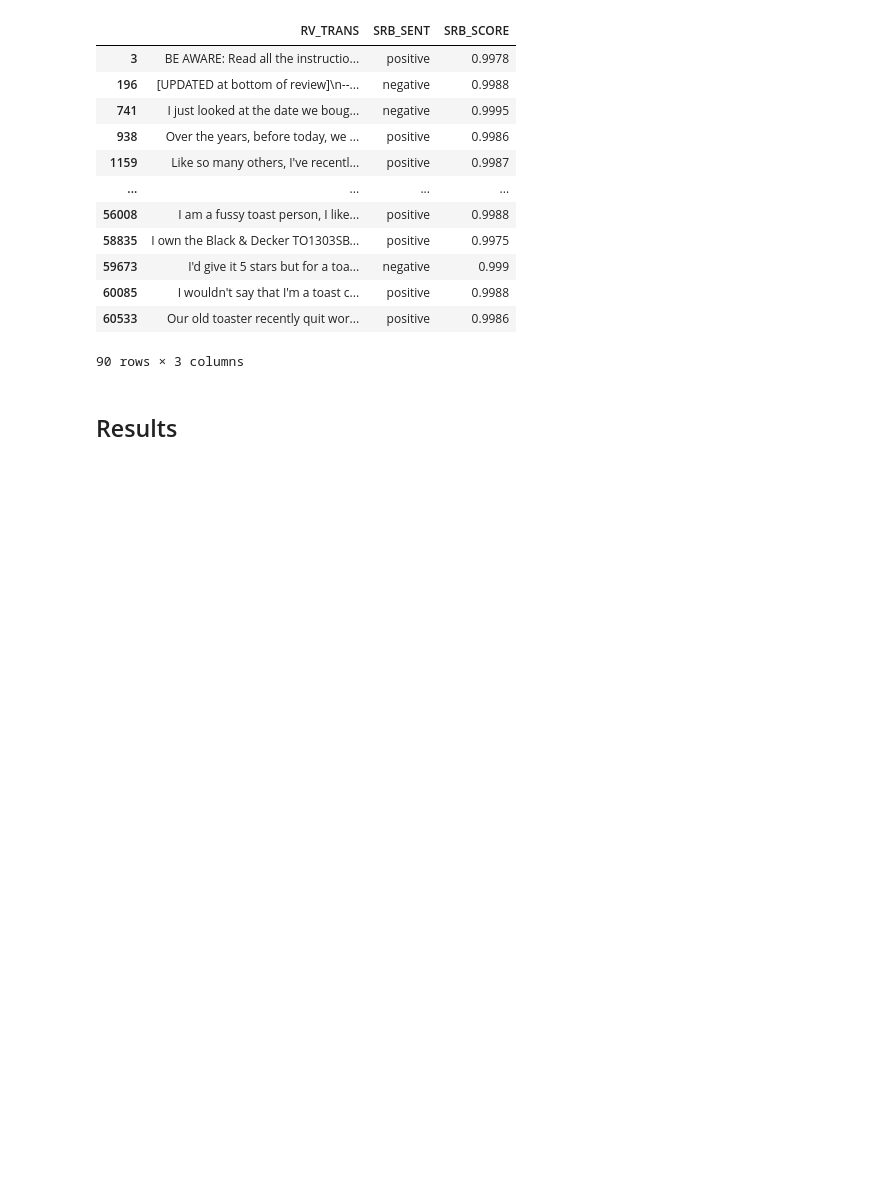
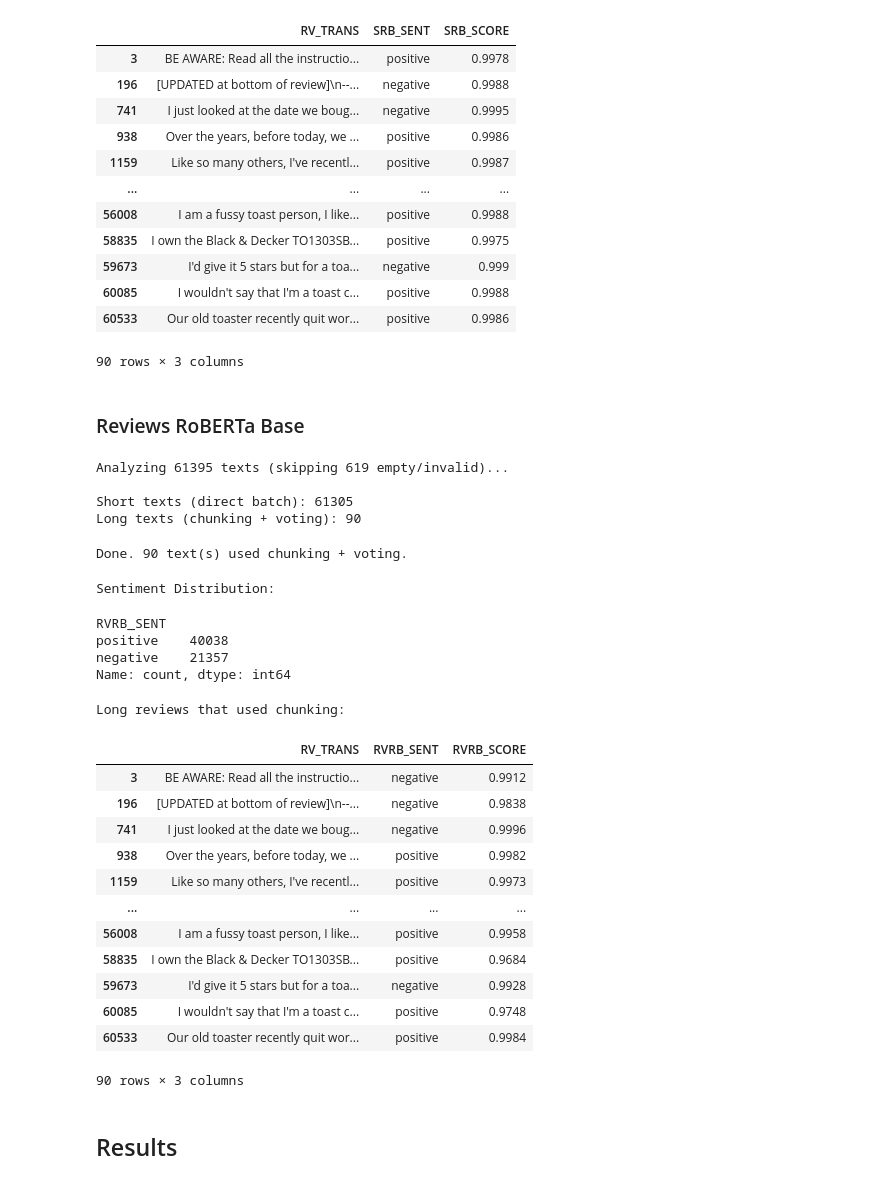
Before and after one commit to FBDjnr/rating_distribution, a Jupyter notebook: python_codes/sentiment_analyses.ipynb, the cells around one changed output. Cells and saved outputs as stored; diff of their text form; code cells hidden in the pictures; blank space fills up the shorter version.

```diff
--- a/python_codes/sentiment_analyses.ipynb
+++ b/python_codes/sentiment_analyses.ipynb
@@ -227,6 +229,68 @@ Long reviews that used chunking:
 | 60085 | I wouldn't say that I'm a toast c... | positive | 0.9988 |
 | 60533 | Our old toaster recently quit wor... | positive | 0.9986 |
 90 rows × 3 columns
+# %% [markdown]
+### Reviews RoBERTa Base
+# %%
+model_rvrb = "AnkitAI/reviews-roberta-base-sentiment-analysis"
+
+sentiment_pipeline_rvrb = pipeline(
+    "sentiment-analysis",
+    model=model_rvrb,
+    tokenizer=model_rvrb,
+    device=device_id,
+    truncation=True,        # Handles long reviews (truncates to 512 tokens)
+    max_length=512,
+    batch_size=32,          # Process in batches for speed
+)
+# Analyze sentiment and add results to the DataFrame
+toaster_dedup_df = analyze_sentiment(
+    toaster_dedup_df,
+    sentiment_pipeline=sentiment_pipeline_rvrb,
+    text_col="RV_TRANS",
+    label_map=LABEL_MAP,
+)
+
+# Rename BERT output columns for clarity
+toaster_dedup_df = toaster_dedup_df.rename(
+    columns={
+        "SENTIMENT": "RVRB_SENT",
+        "SENTIMENT_SCORE": "RVRB_SCORE",
+    }
+)
+# %% [output]
+Analyzing 61395 texts (skipping 619 empty/invalid)...
+
+Short texts (direct batch): 61305
+Long texts (chunking + voting): 90
+Done. 90 text(s) used chunking + voting.
+# %%
+# Check distribution of sentiment labels and review the long reviews that were chunked
+print("\nSentiment Distribution:")
+display(toaster_dedup_df["RVRB_SENT"].value_counts())
+
+print("\nLong reviews that used chunking:")
+display(toaster_dedup_df[toaster_dedup_df["CHUNKED"]][["RV_TRANS", "RVRB_SENT", "RVRB_SCORE"]])
+# %% [output]
+Sentiment Distribution:
+RVRB_SENT
+positive    40038
+negative    21357
+Name: count, dtype: int64
+Long reviews that used chunking:
+|  | RV_TRANS | RVRB_SENT | RVRB_SCORE |
+| 3 | BE AWARE: Read all the instructio... | negative | 0.9912 |
+| 196 | [UPDATED at bottom of review]\n--... | negative | 0.9838 |
+| 741 | I just looked at the date we boug... | negative | 0.9996 |
+| 938 | Over the years, before today, we ... | positive | 0.9982 |
+| 1159 | Like so many others, I've recentl... | positive | 0.9973 |
+| ... | ... | ... | ... |
+| 56008 | I am a fussy toast person, I like... | positive | 0.9958 |
+| 58835 | I own the Black & Decker TO1303SB... | positive | 0.9684 |
+| 59673 | I'd give it 5 stars but for a toa... | negative | 0.9928 |
+| 60085 | I wouldn't say that I'm a toast c... | positive | 0.9748 |
+| 60533 | Our old toaster recently quit wor... | positive | 0.9984 |
+90 rows × 3 columns
 # %% [markdown]
 ## Results
 # %%
```
Also changed, not shown: parts of 16 cells of this notebook, 16 other files.
